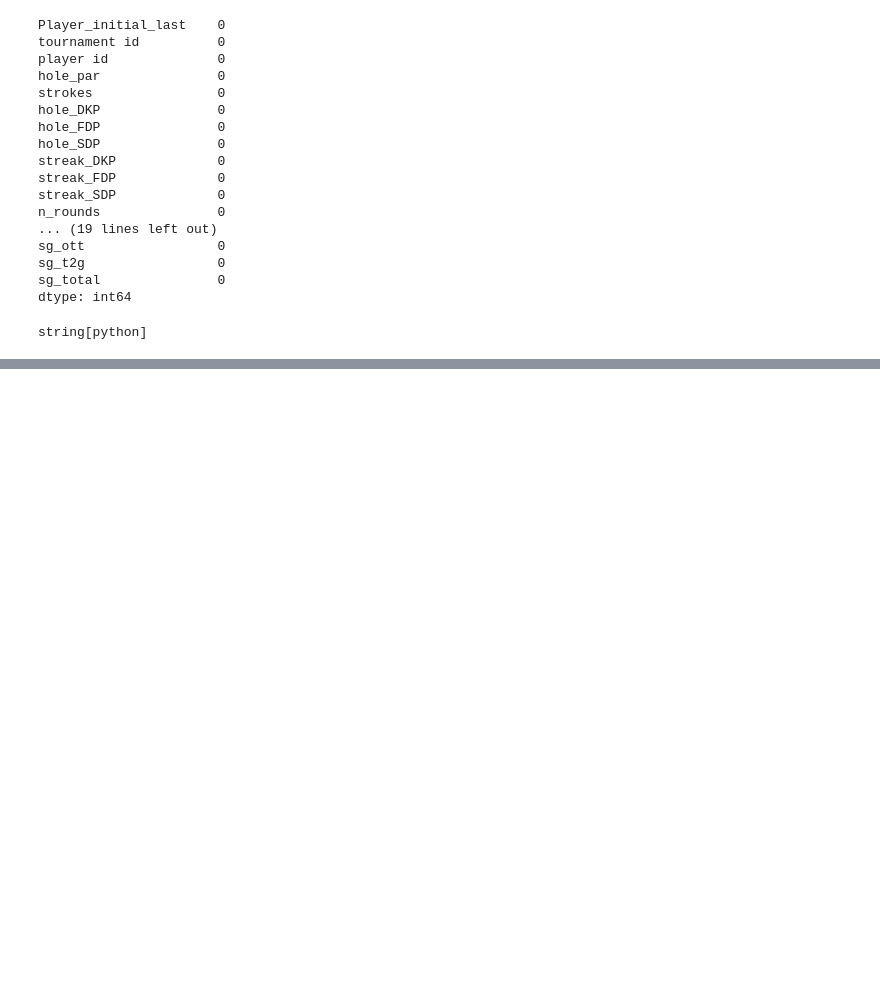
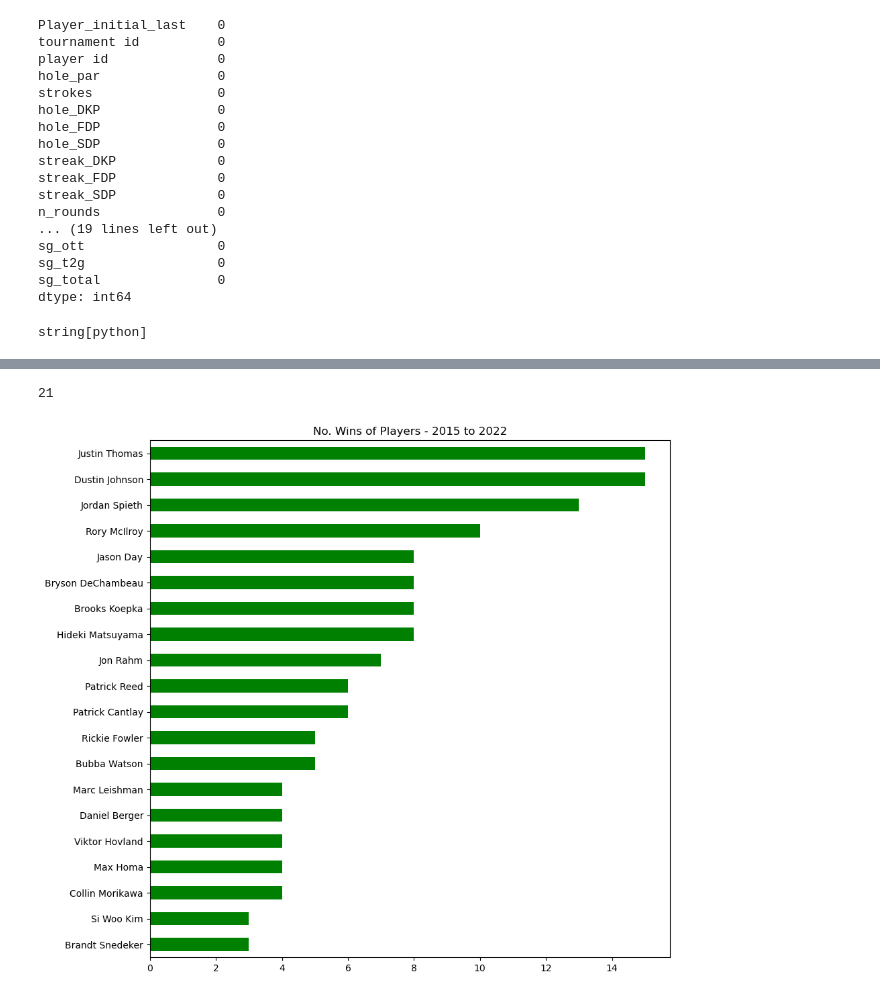
Before and after one commit to darkmillon/UCDPA_Mark_Dillon, a Jupyter notebook: UCAPA_MarkDillon.ipynb, the cells around one changed output, grey strips where cells are left out. Cells and saved outputs as stored; diff of their text form; code cells hidden in the pictures; blank space fills up the shorter version.

Commit message:
Add files via upload
Some basic analysis of Bar charts added for wins, cuts made

```diff
--- a/UCAPA_MarkDillon.ipynb
+++ b/UCAPA_MarkDillon.ipynb
@@ -248,0 +298,12 @@ golf_stats.sort_values(['Player_initial_last','tournament name'])
+# %%
+golf_stats.index.duplicated().sum()
+# %% [output]
+21
+# %%
+# Find player with most wins over the entire period and visualise with Horizontal bar chart
+plt.figure(figsize=(10,10))
+golf_stats.loc[golf_stats['pos'] == 1]['player'].value_counts().head(20).plot(kind = 'barh', color = 'g').invert_yaxis()
+plt.title('No. Wins of Players - 2015 to 2022')
+plt.show()
+# %% [output]
+[figure, added]
```
Also changed, not shown: parts of 10 cells of this notebook.
